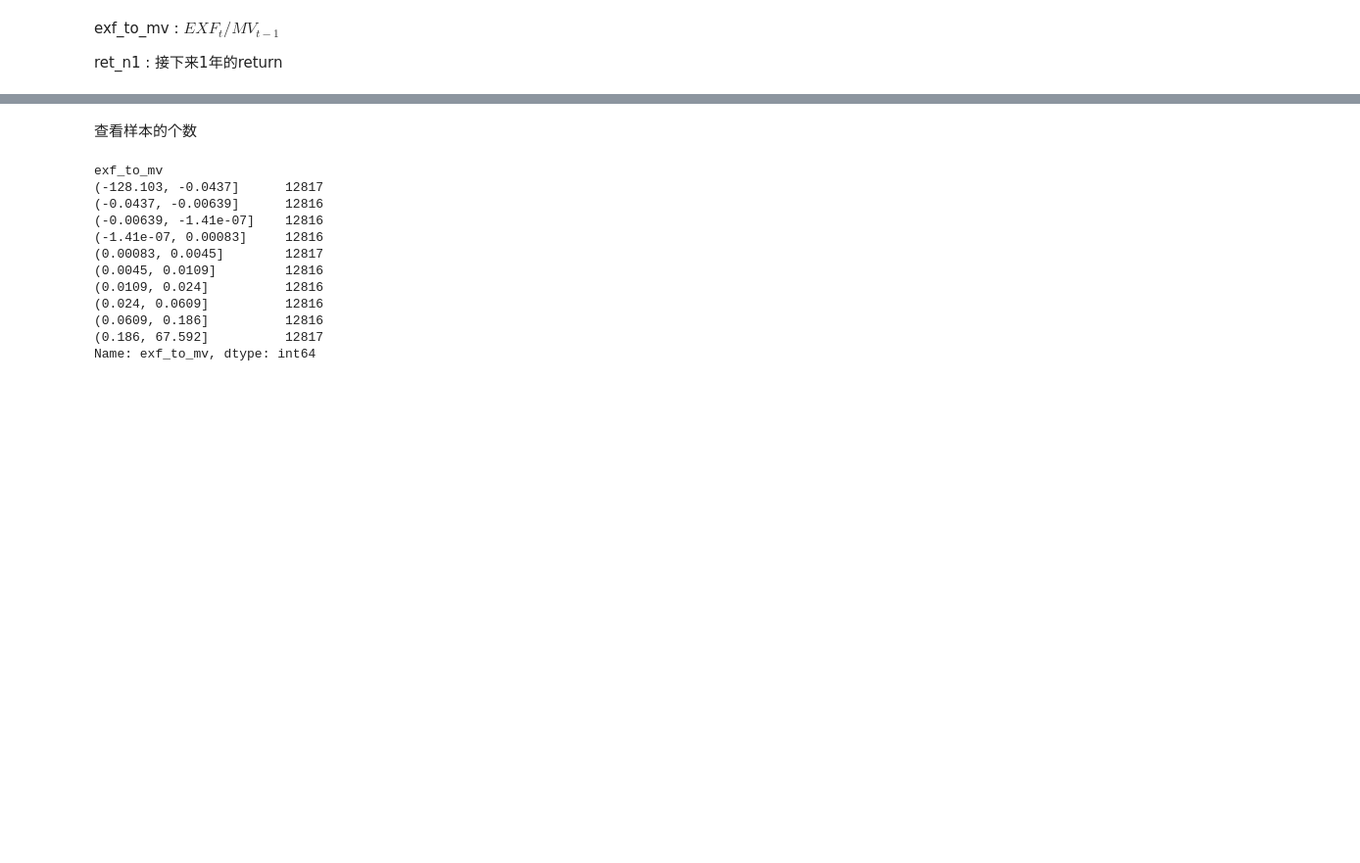
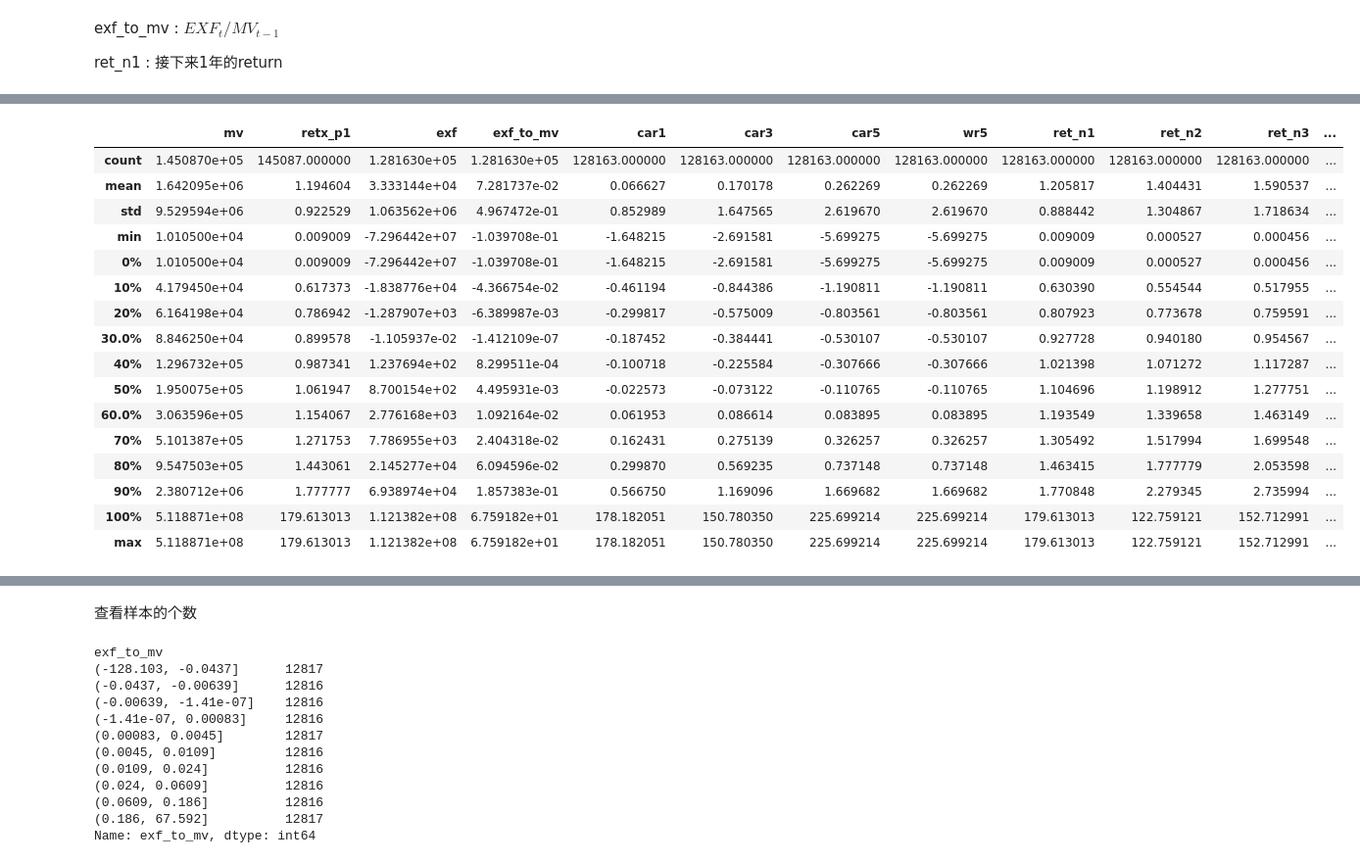
Before and after one commit to dxcv/strategy_research, a Jupyter notebook: wrds/calculate exf car wr.ipynb, the cells around one changed output, grey strips where cells are left out. Shown at 98% size. Drawn from its saved outputs; the diff is of its cells as text; code cells hidden in the pictures; blank space fills up the shorter version.

```diff
--- a/wrds/calculate exf car wr.ipynb
+++ b/wrds/calculate exf car wr.ipynb
@@ -97,0 +145,20 @@ ret_n1 : 接下来1年的return
+# %%
+crsp_fa1.describe(percentiles=per1)
+# %% [output]
+|  | mv | retx_p1 | exf | exf_to_mv | car1 | car3 | car5 | wr5 | ret_n1 | ret_n2 | ret_n3 | ... |
+| count | 1.450870e+05 | 145087.000000 | 1.281630e+05 | 1.281630e+05 | 128163.000000 | 128163.000000 | 128163.000000 | 128163.000000 | 128163.000000 | 128163.000000 | 128163.000000 | ... |
+| mean | 1.642095e+06 | 1.194604 | 3.333144e+04 | 7.281737e-02 | 0.066627 | 0.170178 | 0.262269 | 0.262269 | 1.205817 | 1.404431 | 1.590537 | ... |
+| std | 9.529594e+06 | 0.922529 | 1.063562e+06 | 4.967472e-01 | 0.852989 | 1.647565 | 2.619670 | 2.619670 | 0.888442 | 1.304867 | 1.718634 | ... |
+| min | 1.010500e+04 | 0.009009 | -7.296442e+07 | -1.039708e-01 | -1.648215 | -2.691581 | -5.699275 | -5.699275 | 0.009009 | 0.000527 | 0.000456 | ... |
+| 0% | 1.010500e+04 | 0.009009 | -7.296442e+07 | -1.039708e-01 | -1.648215 | -2.691581 | -5.699275 | -5.699275 | 0.009009 | 0.000527 | 0.000456 | ... |
+| 10% | 4.179450e+04 | 0.617373 | -1.838776e+04 | -4.366754e-02 | -0.461194 | -0.844386 | -1.190811 | -1.190811 | 0.630390 | 0.554544 | 0.517955 | ... |
+| 20% | 6.164198e+04 | 0.786942 | -1.287907e+03 | -6.389987e-03 | -0.299817 | -0.575009 | -0.803561 | -0.803561 | 0.807923 | 0.773678 | 0.759591 | ... |
+| 30.0% | 8.846250e+04 | 0.899578 | -1.105937e-02 | -1.412109e-07 | -0.187452 | -0.384441 | -0.530107 | -0.530107 | 0.927728 | 0.940180 | 0.954567 | ... |
+| 40% | 1.296732e+05 | 0.987341 | 1.237694e+02 | 8.299511e-04 | -0.100718 | -0.225584 | -0.307666 | -0.307666 | 1.021398 | 1.071272 | 1.117287 | ... |
+| 50% | 1.950075e+05 | 1.061947 | 8.700154e+02 | 4.495931e-03 | -0.022573 | -0.073122 | -0.110765 | -0.110765 | 1.104696 | 1.198912 | 1.277751 | ... |
+| 60.0% | 3.063596e+05 | 1.154067 | 2.776168e+03 | 1.092164e-02 | 0.061953 | 0.086614 | 0.083895 | 0.083895 | 1.193549 | 1.339658 | 1.463149 | ... |
+| 70% | 5.101387e+05 | 1.271753 | 7.786955e+03 | 2.404318e-02 | 0.162431 | 0.275139 | 0.326257 | 0.326257 | 1.305492 | 1.517994 | 1.699548 | ... |
+| 80% | 9.547503e+05 | 1.443061 | 2.145277e+04 | 6.094596e-02 | 0.299870 | 0.569235 | 0.737148 | 0.737148 | 1.463415 | 1.777779 | 2.053598 | ... |
+| 90% | 2.380712e+06 | 1.777777 | 6.938974e+04 | 1.857383e-01 | 0.566750 | 1.169096 | 1.669682 | 1.669682 | 1.770848 | 2.279345 | 2.735994 | ... |
+| 100% | 5.118871e+08 | 179.613013 | 1.121382e+08 | 6.759182e+01 | 178.182051 | 150.780350 | 225.699214 | 225.699214 | 179.613013 | 122.759121 | 152.712991 | ... |
+| max | 5.118871e+08 | 179.613013 | 1.121382e+08 | 6.759182e+01 | 178.182051 | 150.780350 | 225.699214 | 225.699214 | 179.613013 | 122.759121 | 152.712991 | ... |
```
Also changed, not shown: parts of 10 cells of this notebook, 6 other files.
